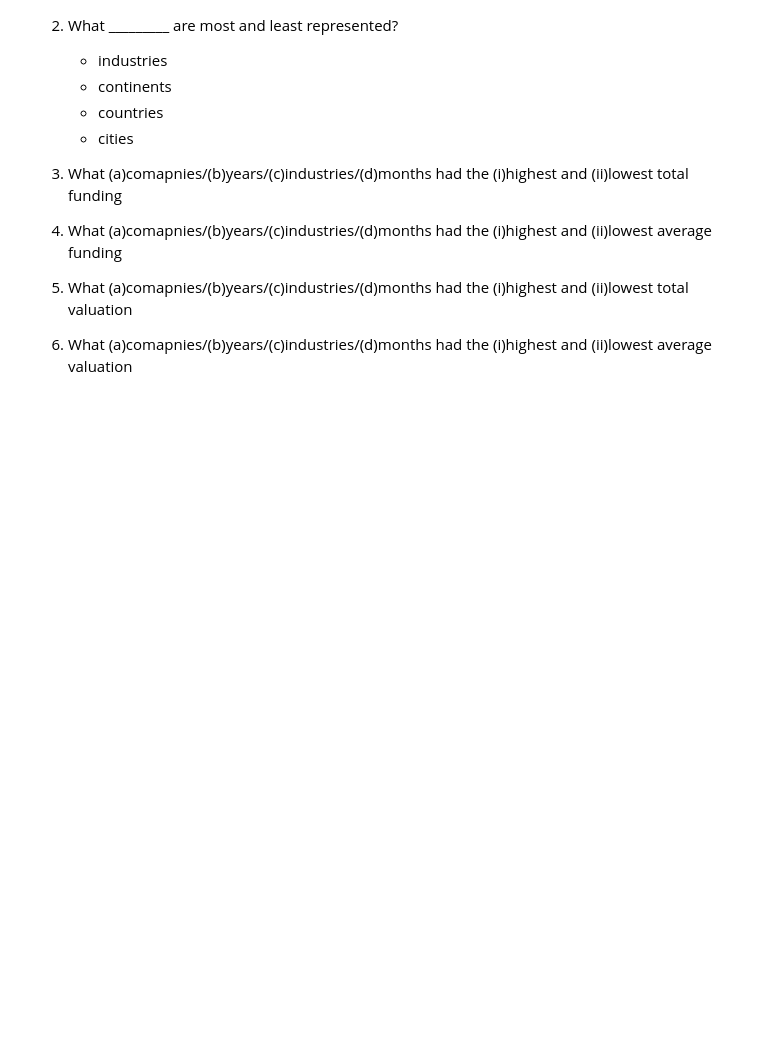
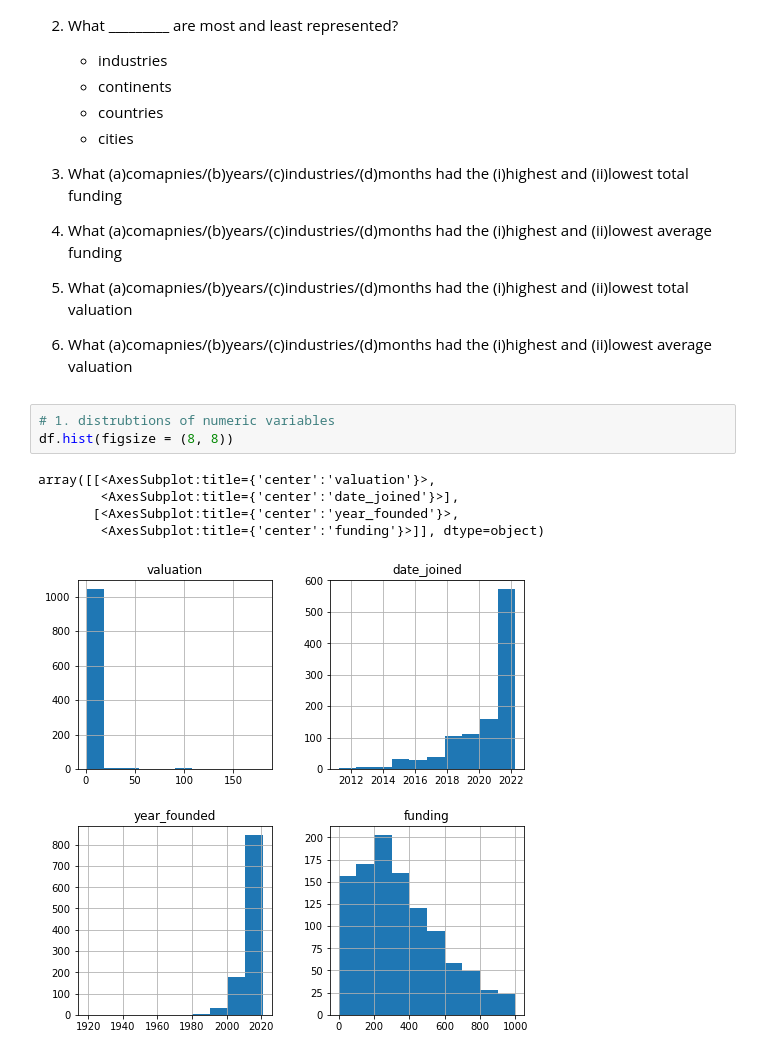
Before and after one commit to stephanie-jones78/unicorn_companies, a Jupyter notebook: unicorn_notebook.ipynb, the cells around one changed output. Saved outputs shown, nothing was run; the diff lists cells and outputs as text; blank space fills up the shorter version.

```diff
--- a/unicorn_notebook.ipynb
+++ b/unicorn_notebook.ipynb
@@ -367,3 +371,12 @@ df.head()
 4. What (a)comapnies/(b)years/(c)industries/(d)months had the (i)highest and (ii)lowest average funding
 5. What (a)comapnies/(b)years/(c)industries/(d)months had the (i)highest and (ii)lowest total valuation
 6. What (a)comapnies/(b)years/(c)industries/(d)months had the (i)highest and (ii)lowest average valuation
+# %%
+# 1. distrubtions of numeric variables
+df.hist(figsize = (8, 8))
+# %% [output]
+array([[<AxesSubplot:title={'center':'valuation'}>,
+        <AxesSubplot:title={'center':'date_joined'}>],
+       [<AxesSubplot:title={'center':'year_founded'}>,
+        <AxesSubplot:title={'center':'funding'}>]], dtype=object)
+[figure, added]
```
Also changed, not shown: parts of 11 cells of this notebook.
